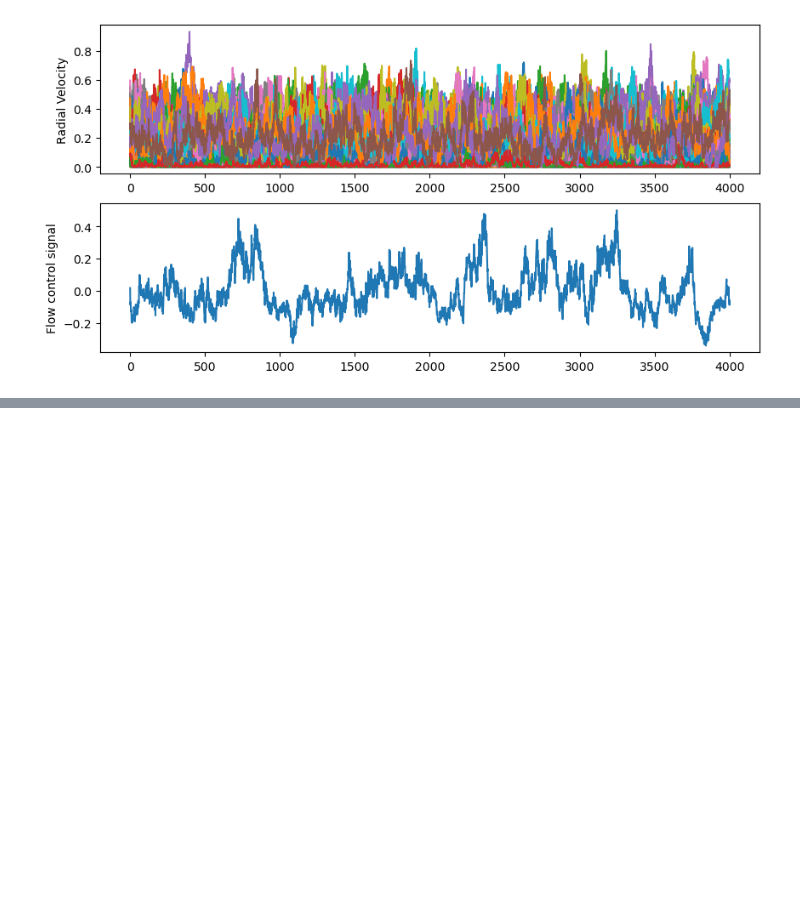
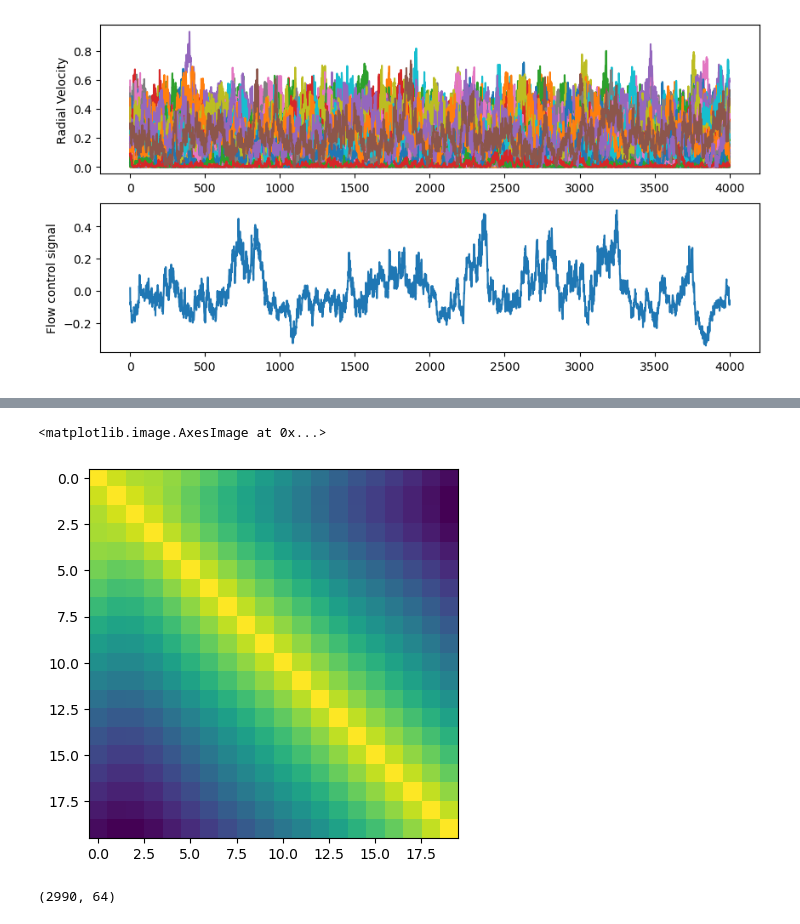
Before and after one commit to williamgilpin/shrec, a Jupyter notebook: demos.ipynb, the cells around one changed output, grey strips where cells are left out. Saved outputs shown, nothing was run; the diff lists cells and outputs as text; code cells hidden in the pictures; blank space fills up the shorter version.

```diff
--- a/demos.ipynb
+++ b/demos.ipynb
@@ -234,0 +315,9 @@ Computing diffusion components... Done in 0.83 seconds
+# %%
+plt.imshow(model.adjacency_matrix[:20, :20])
+# %% [output]
+<matplotlib.image.AxesImage at 0x...>
+[figure, added]
+# %%
+X_measure.shape
+# %% [output]
+(2990, 64)
```
Also changed, not shown: parts of 20 cells of this notebook, 4 other files.
